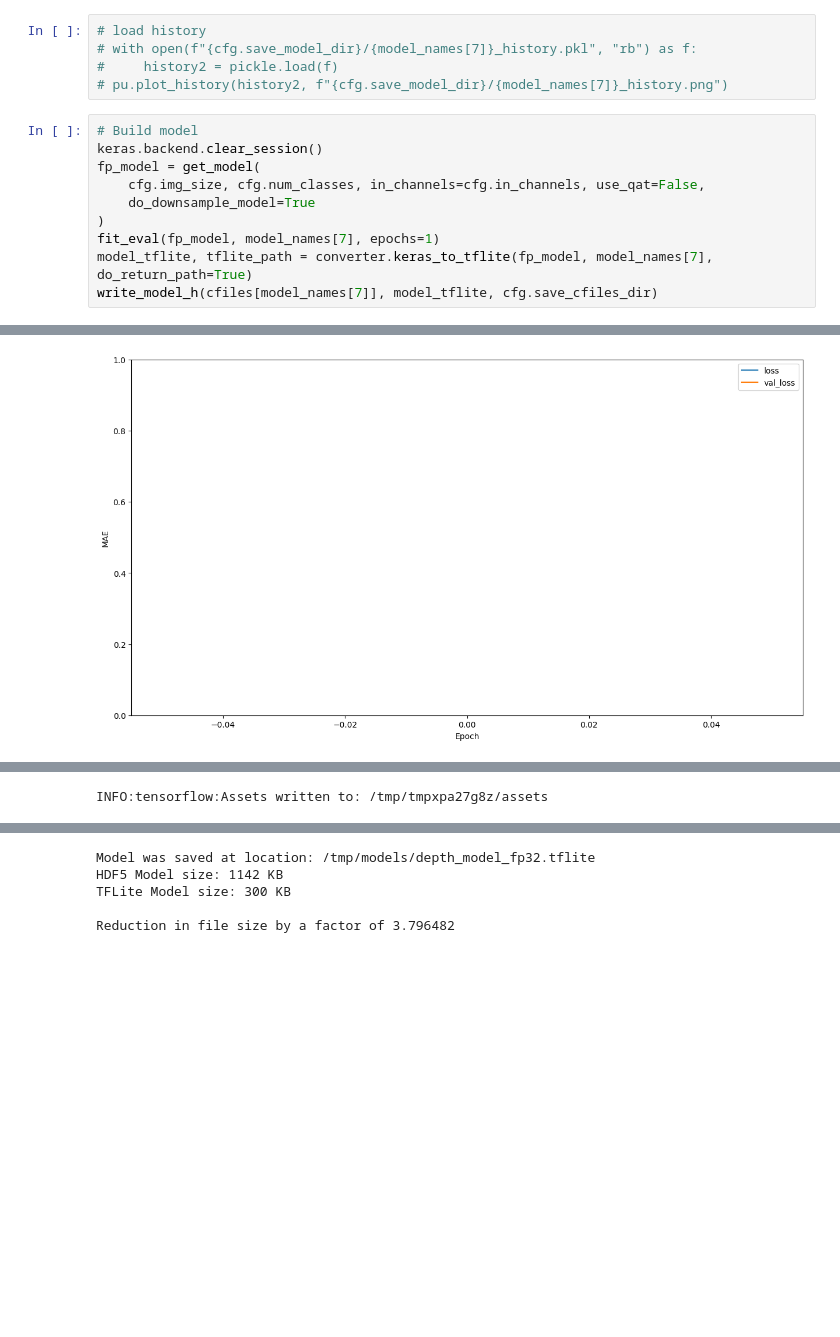
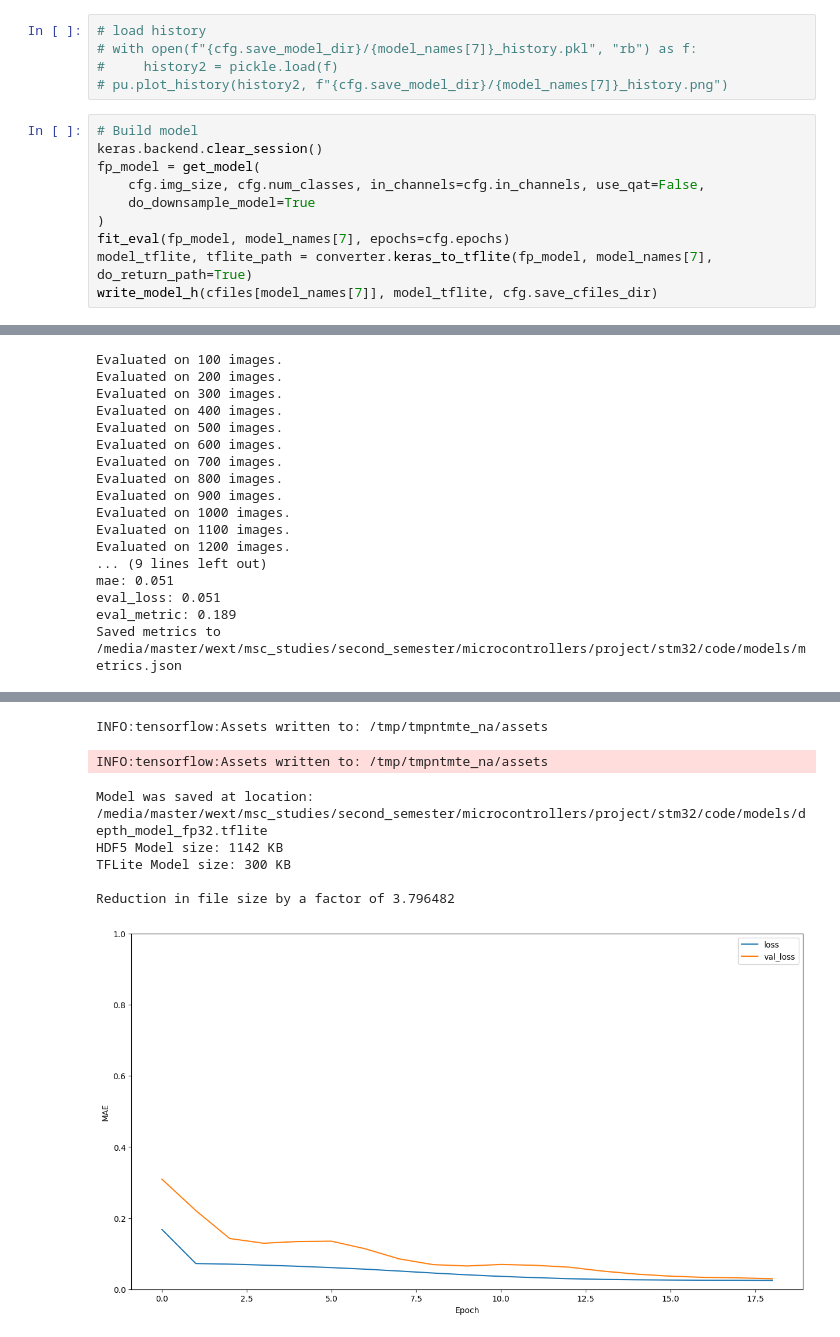
Before and after one commit to kirilllzaitsev/depth_estimation_on_mcu, a Jupyter notebook: full_pipeline.ipynb, the cells around one changed output, grey strips where cells are left out. Saved outputs shown, nothing was run; the diff lists cells and outputs as text; blank space fills up the shorter version.

```diff
--- a/full_pipeline.ipynb
+++ b/full_pipeline.ipynb
@@ -188,7 +196,7 @@ fp_model = get_model(
     cfg.img_size, cfg.num_classes, in_channels=cfg.in_channels, use_qat=False,
     do_downsample_model=True
 )
-fit_eval(fp_model, model_names[7], epochs=1)
+fit_eval(fp_model, model_names[7], epochs=cfg.epochs)
 model_tflite, tflite_path = converter.keras_to_tflite(fp_model, model_names[7], do_return_path=True)
 write_model_h(cfiles[model_names[7]], model_tflite, cfg.save_cfiles_dir)
 # %% [output]
@@ -196,2 +220 @@ write_model_h(cfiles[model_names[7]], model_tflite, cfg.save_cfiles_dir)
-[figure, old version]
 WARNING:absl:Found untraced functions such as _jit_compiled_convolution_op, _jit_compiled_convolution_op, _jit_compiled_convolution_op, _jit_compiled_convolution_op, _jit_compiled_convolution_op while ...
@@ -218 +229,17 @@ WARNING:absl:Found untraced functions such as _jit_compiled_convolution_op, _jit
-INFO:tensorflow:Assets written to: /tmp/tmpxpa27g8z/assets
+Evaluated on 100 images.
+Evaluated on 200 images.
+Evaluated on 300 images.
+Evaluated on 400 images.
+Evaluated on 500 images.
+Evaluated on 600 images.
+Evaluated on 700 images.
+Evaluated on 800 images.
+Evaluated on 900 images.
+Evaluated on 1000 images.
+Evaluated on 1100 images.
+Evaluated on 1200 images.
+... (9 lines left out)
+mae: 0.051
+eval_loss: 0.051
+eval_metric: 0.189
+Saved metrics to /media/master/wext/msc_studies/second_semester/microcontrollers/project/stm32/code/models/metrics.json
@@ -220,7 +247,10 @@ INFO:tensorflow:Assets written to: /tmp/tmpxpa27g8z/assets
-Model was saved at location: /tmp/models/depth_model_fp32.tflite
-HDF5 Model size: 1142 KB
-TFLite Model size: 300 KB
-
-Reduction in file size by a factor of 3.796482
+INFO:tensorflow:Assets written to: /tmp/tmpntmte_na/assets
+INFO:tensorflow:Assets written to: /tmp/tmpntmte_na/assets
+Model was saved at location: /media/master/wext/msc_studies/second_semester/microcontrollers/project/stm32/code/models/depth_model_fp32.tflite
+HDF5 Model size: 1142 KB
+TFLite Model size: 300 KB
+
+Reduction in file size by a factor of 3.796482
+[figure, new version]
 # %%
 
```
Also changed, not shown: parts of 17 cells of this notebook, 9 other files.
